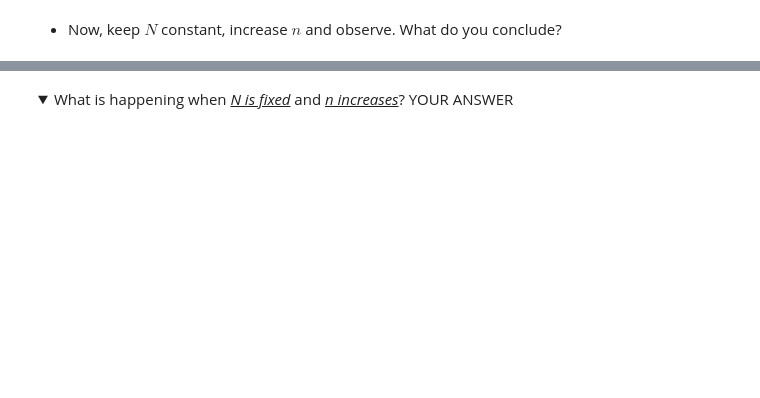
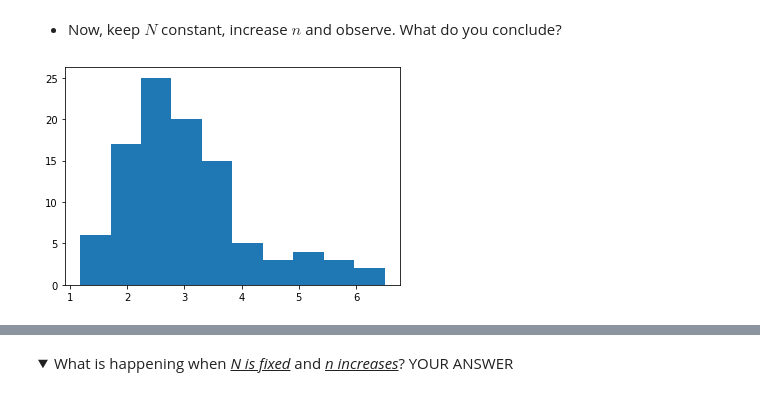
Before and after one commit to MENT3/m2-math-project, a Jupyter notebook: TCL/central-limit-theorem.ipynb, the cells around one changed output, grey strips where cells are left out. Cells and saved outputs as stored; diff of their text form; code cells hidden in the pictures; folded sections open; blank space fills up the shorter version.

```diff
--- a/TCL/central-limit-theorem.ipynb
+++ b/TCL/central-limit-theorem.ipynb
@@ -154,0 +210,8 @@ N = 100
+# %%
+n = 2
+N = 100
+means = clt(df["tip"].to_numpy(), n, N)
+plt.hist(means, bins=10)
+plt.show()
+# %% [output]
+[figure, added]
```
Also changed, not shown: parts of 38 cells of this notebook.
